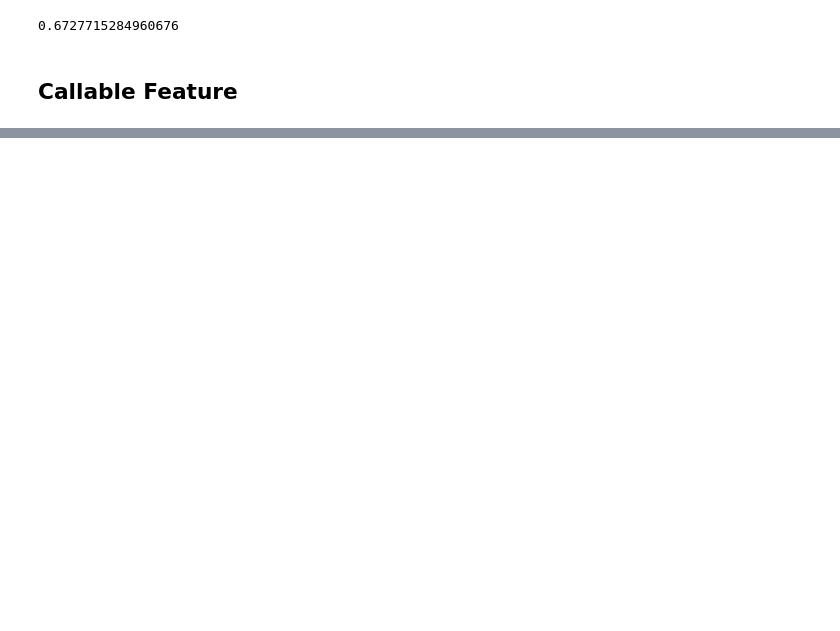
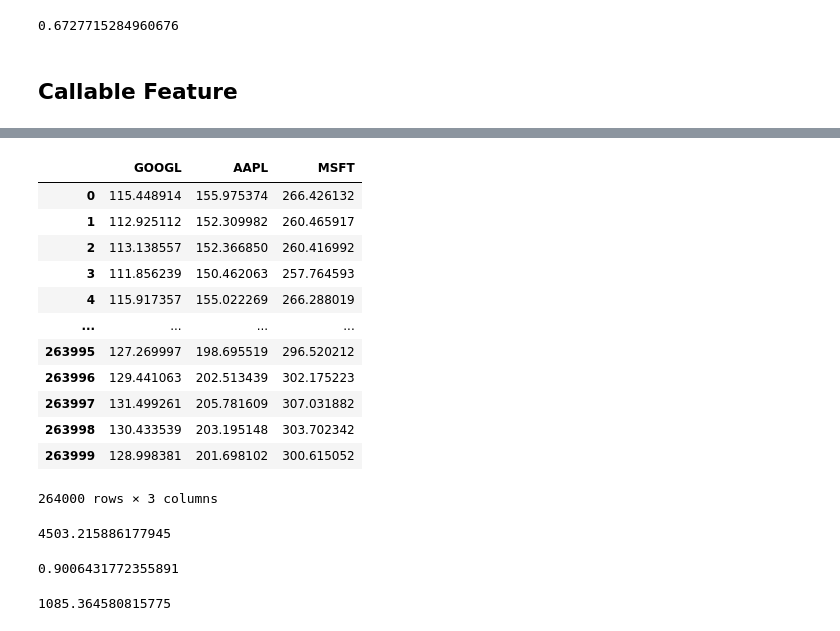
Before and after one commit to livelycloud/MH4518_GROUP13, a Jupyter notebook: product_pricing/product_structure.ipynb, the cells around one changed output, grey strips where cells are left out. Cells and saved outputs as stored; diff of their text form; code cells hidden in the pictures; blank space fills up the shorter version.

```diff
--- a/product_pricing/product_structure.ipynb
+++ b/product_pricing/product_structure.ipynb
@@ -291,0 +298,16 @@ Length: 1000, dtype: float64
+# %%
+sample_sim_1000[stock_names]
+# %% [output]
+|  | GOOGL | AAPL | MSFT |
+| 0 | 115.448914 | 155.975374 | 266.426132 |
+| 1 | 112.925112 | 152.309982 | 260.465917 |
+| 2 | 113.138557 | 152.366850 | 260.416992 |
+| 3 | 111.856239 | 150.462063 | 257.764593 |
+| 4 | 115.917357 | 155.022269 | 266.288019 |
+| ... | ... | ... | ... |
+| 263995 | 127.269997 | 198.695519 | 296.520212 |
+| 263996 | 129.441063 | 202.513439 | 302.175223 |
+| 263997 | 131.499261 | 205.781609 | 307.031882 |
+| 263998 | 130.433539 | 203.195148 | 303.702342 |
+| 263999 | 128.998381 | 201.698102 | 300.615052 |
+264000 rows × 3 columns
@@ -291,0 +325,12 @@ Length: 1000, dtype: float64
+# %%
+v_0_price.mean()
+# %% [output]
+4503.215886177945
+# %%
+v_0_price.mean() / 5000
+# %% [output]
+0.9006431772355891
+# %%
+np.sqrt(v_0_price.var())
+# %% [output]
+1085.364580815775
```
Also changed, not shown: parts of 18 cells of this notebook, 2 other files.
